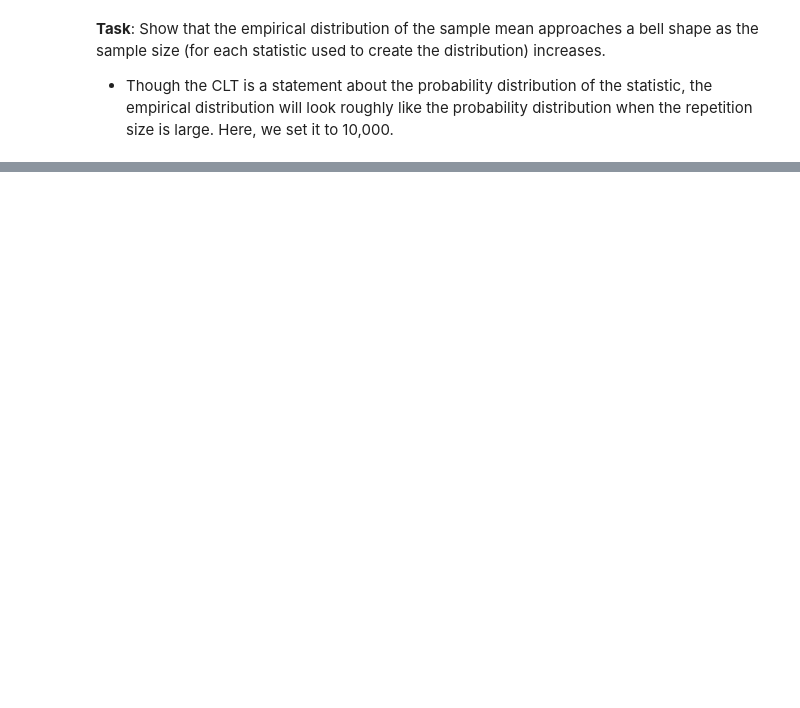
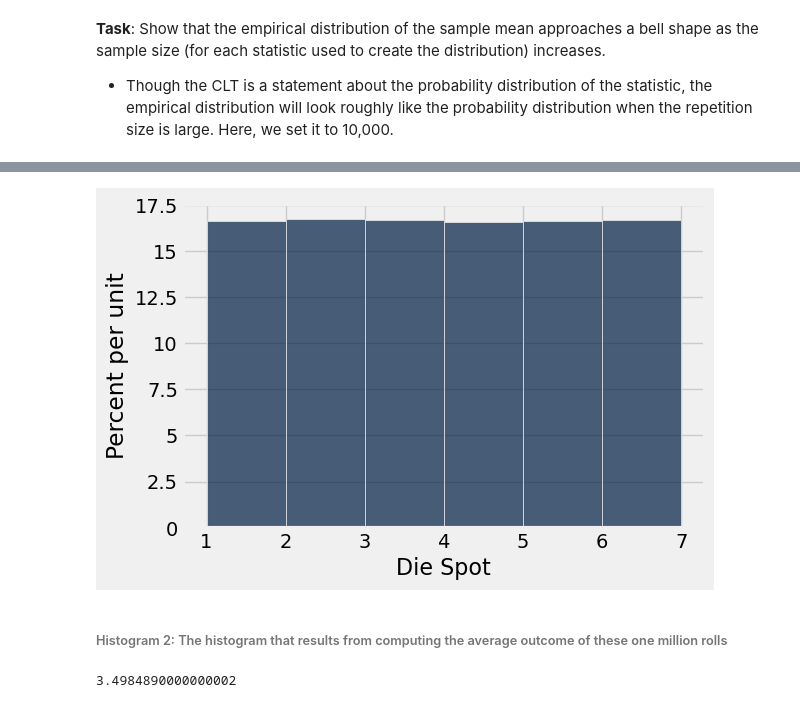
Before and after one commit to data-8/materials-su25, a Jupyter notebook: lec/lec24/lec24.ipynb, the cells around one changed output, grey strips where cells are left out. Saved outputs shown, nothing was run; the diff lists cells and outputs as text; code cells hidden in the pictures; blank space fills up the shorter version.

```diff
--- a/lec/lec24/lec24.ipynb
+++ b/lec/lec24/lec24.ipynb
@@ -111,0 +177,11 @@ After rolling 1,000,000 fair 6-sided dice, which of these histograms would you e
+# %%
+Table().with_columns('Die Spot', one_million_die_rolls).hist(bins = np.arange(1,8))
+# %% [output]
+[figure, added]
+# %% [markdown]
+###### Histogram 2: The histogram that results from computing the average outcome of these one million rolls
+# %%
+one_million_die_average = np.average(one_million_die_rolls)
+one_million_die_average
+# %% [output]
+3.4984890000000002
```
Also changed, not shown: parts of 30 cells of this notebook.
